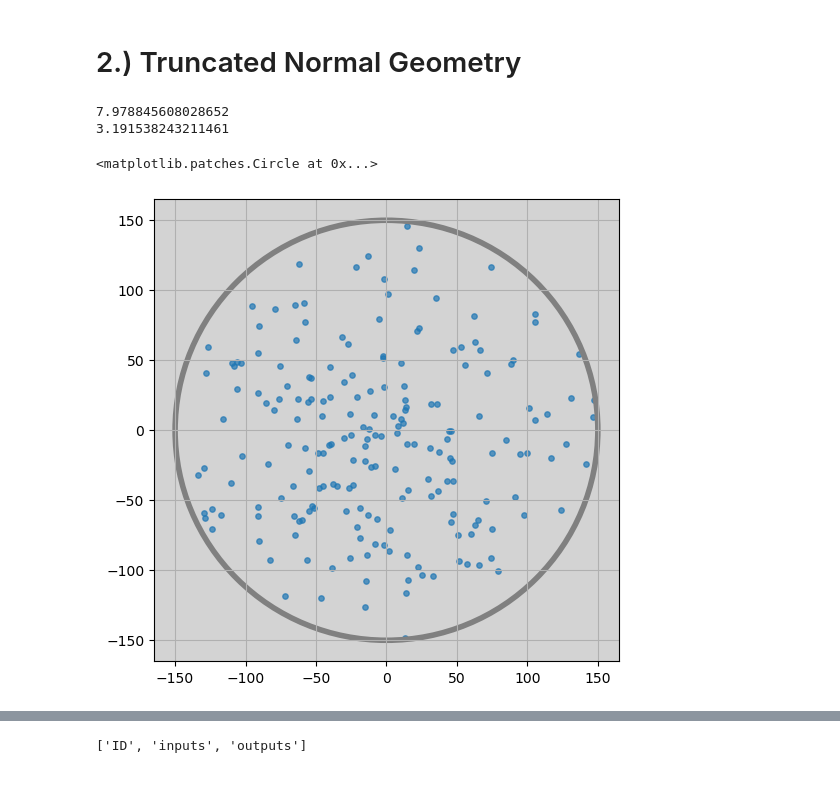
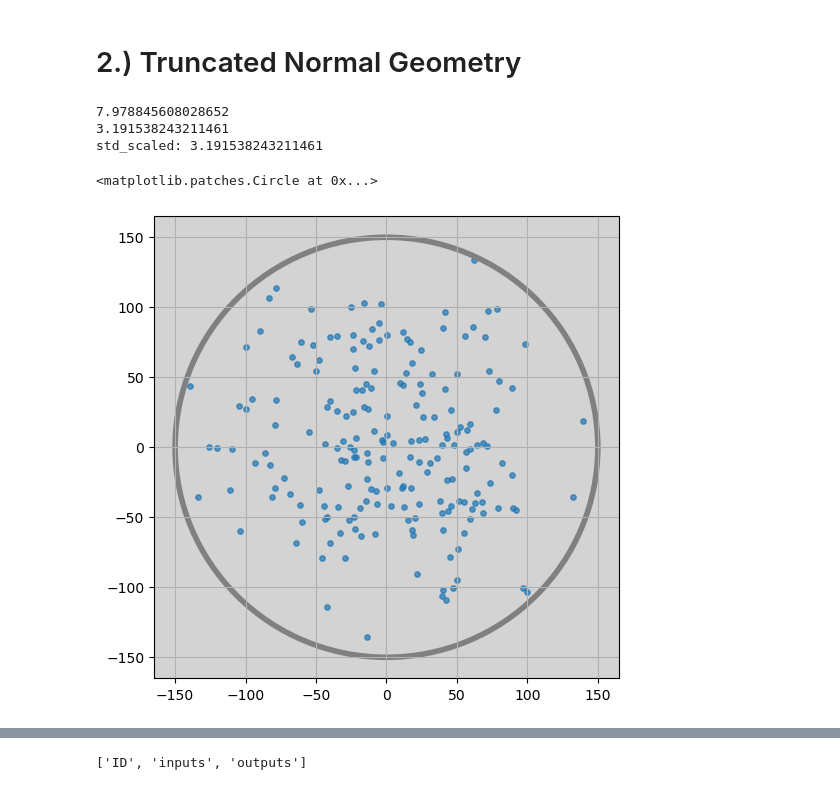
Before and after one commit to jwass1997/kmc_project, a Jupyter notebook: scripts/python_scripts/visualize.ipynb, the cells around one changed output, grey strips where cells are left out. Drawn from its saved outputs; the diff is of its cells as text; code cells hidden in the pictures.

```diff
--- a/scripts/python_scripts/visualize.ipynb
+++ b/scripts/python_scripts/visualize.ipynb
@@ -175,49 +189,56 @@ num_of_curves: 200
 # %% [markdown]
 # 2.) Truncated Normal Geometry
 # %%
+import numpy as np
+import os
+import matplotlib.pyplot as plt
+from matplotlib.patches import Circle
+
 radius = 150.0
 n_a = 200
 n_d = 3
 R = np.sqrt(np.pi*radius**2 / 200)
 scaled_radius = radius / R
 print(scaled_radius)
 print(60. / R)
 
-std_dev = radius / 2.
+std_dev = radius / 2.5
+std_scaled = std_dev / R
+print(f"std_scaled: {std_scaled}")
 cov_matrix = (std_dev ** 2) * np.eye(2)
+
+if os.path.isfile("../../configs/acceptor_normal.txt"):
+    pass
+else:
+    file = open("../../configs/acceptor_normal.txt", "x")
+
+acceptor_pos = []
+
+with open("../../configs/acceptor_normal.txt", "w") as f:
+    while len(acceptor_pos) < 200:
+        X = np.random.multivariate_normal(mean=np.zeros(2), cov=cov_matrix)
+        if np.sqrt(X[0]**2 + X[1]**2) <= radius:
+            acceptor_pos.append(X)
+
+with open("../../configs/acceptor_normal.txt", "w") as f:
+    for _pos in acceptor_pos:
+        f.write(f"{_pos[0]}\t{_pos[1]}\n")
+
+acceptors_array = np.array(acceptor_pos)
+
+fig, ax = plt.subplots(figsize=(6,6))
+
+ax.scatter(acceptors_array[:,0], acceptors_array[:,1], s=15., alpha=.7)
+ax.grid()
+ax.set_facecolor("lightgrey")
+boundary = Circle((0, 0), radius=radius, fill=False, edgecolor="gray", lw=4)
+ax.add_patch(boundary)
 # %% [output]
 7.978845608028652
 3.191538243211461
+std_scaled: 3.191538243211461
+<matplotlib.patches.Circle at 0x...>
+[figure, added]
-# %%
-if os.path.isfile("../../configs/acceptor_normal.txt"):
-    pass
-else:
-    file = open("../../configs/acceptor_normal.txt", "x")
-
-acceptor_pos = []
-
-with open("../../configs/acceptor_normal.txt", "w") as f:
-    while len(acceptor_pos) < 200:
-        X = np.random.multivariate_normal(mean=np.zeros(2), cov=cov_matrix)
-        if np.sqrt(X[0]**2 + X[1]**2) <= radius:
-            acceptor_pos.append(X)
-
-with open("../../configs/acceptor_normal.txt", "w") as f:
-    for _pos in acceptor_pos:
-        f.write(f"{_pos[0]}\t{_pos[1]}\n")
-
-acceptors_array = np.array(acceptor_pos)
-
-fig, ax = plt.subplots(figsize=(6,6))
-
-ax.scatter(acceptors_array[:,0], acceptors_array[:,1], s=15., alpha=.7)
-ax.grid()
-ax.set_facecolor("lightgrey")
-boundary = patches.Circle((0, 0), radius=radius, fill=False, edgecolor="gray", lw=4)
-ax.add_patch(boundary)
-# %% [output]
-<matplotlib.patches.Circle at 0x...>
-[figure, removed]
 # %%
 coordinates = []
 
```
Also changed, not shown: parts of 2 cells of this notebook, 21 other files.
